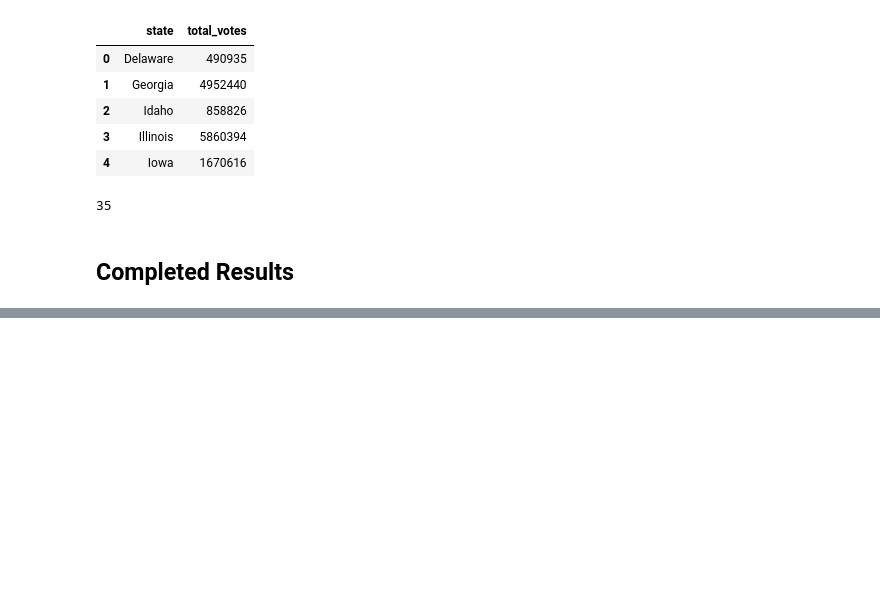
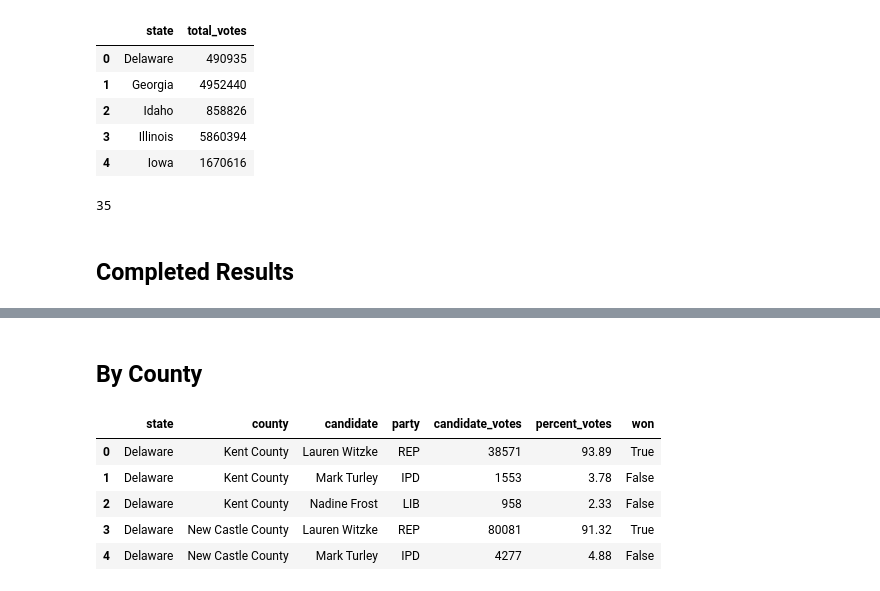
Before and after one commit to LeeProut/ETL-project, a Jupyter notebook: election2020_senate.ipynb, the cells around one changed output, grey strips where cells are left out. Drawn from its saved outputs; the diff is of its cells as text; code cells hidden in the pictures; blank space fills up the shorter version.

```diff
--- a/election2020_senate.ipynb
+++ b/election2020_senate.ipynb
@@ -189,4 +168,4 @@ sen_result_df_cleaned.head()
 # %%
-#Created Dataframe that includes column for who won by County
-sen_cand_win_df = sen_cand_df[sen_cand_df[‘total_votes’] == sen_cand_df.groupby([‘state’,‘county’])[‘total_votes’].transform(‘max’)]
+#Establish who won by each county
+sen_cand_win_df = sen_cand_df[sen_cand_df['total_votes'] == sen_cand_df.groupby(['state','county'])['total_votes'].transform('max')]
 sen_winner_index = sen_cand_win_df.index
@@ -198,0 +172,7 @@ SyntaxError: invalid character in identifier (<ipython-input-28-271923501b93>, l
+# %%
+sen_cand_df['won'] = False
+for i in sen_cand_df.index:
+    if i in sen_winner_index:
+        sen_cand_df.iloc[i, 5] = True
+
+sen_cand_df.head()
@@ -198,0 +186,23 @@ SyntaxError: invalid character in identifier (<ipython-input-28-271923501b93>, l
+# %% [markdown]
+## By County
+# %%
+# Rename column and make a copy from original dataframe
+sen_result_df = sen_cand_df.rename(columns={'total_votes': 'candidate_votes'}).copy()
+
+# Assign column of each candidate’s percentage vote
+sen_result_df = sen_result_df.assign(
+                        percent_votes = round(sen_result_df.candidate_votes/sen_result_df\
+                                        .groupby(['state','county']).candidate_votes\
+                                        .transform('sum')*100, 2))
+# Rearrage columns
+sen_result_cleaned_df = sen_result_df[['state', 'county','candidate', 'party',
+                                       'candidate_votes', 'percent_votes', 'won']].copy()
+# Display dataframe
+sen_result_cleaned_df.head()
+# %% [output]
+|  | state | county | candidate | party | candidate_votes | percent_votes | won |
+| 0 | Delaware | Kent County | Lauren Witzke | REP | 38571 | 93.89 | True |
+| 1 | Delaware | Kent County | Mark Turley | IPD | 1553 | 3.78 | False |
+| 2 | Delaware | Kent County | Nadine Frost | LIB | 958 | 2.33 | False |
+| 3 | Delaware | New Castle County | Lauren Witzke | REP | 80081 | 91.32 | True |
+| 4 | Delaware | New Castle County | Mark Turley | IPD | 4277 | 4.88 | False |
```
Also changed, not shown: parts of 5 cells of this notebook.
